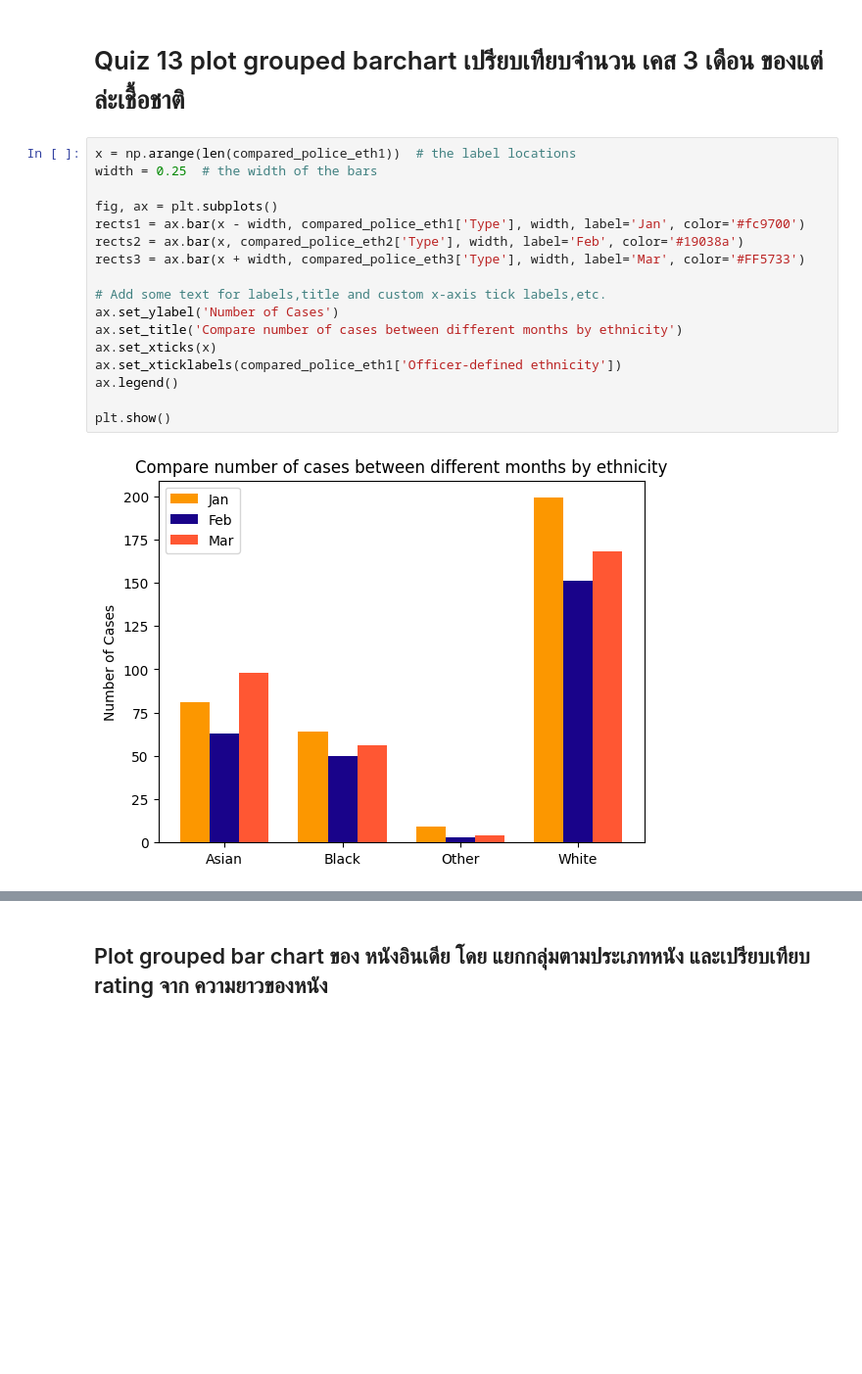
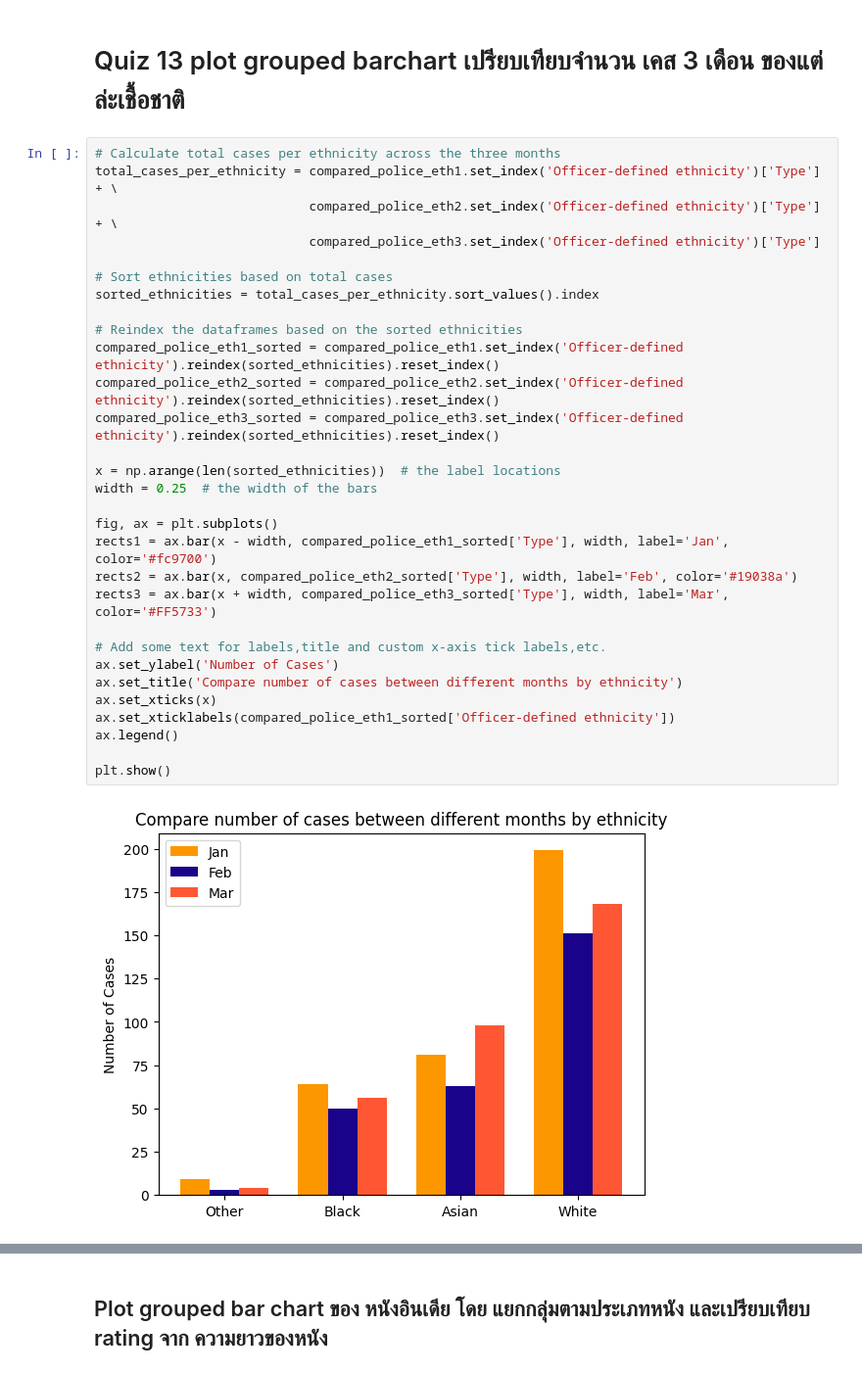
Before and after one commit to woranut11/dataviz2025, a Jupyter notebook: สำเนาของ_Visualize_Data_Comparison_2025.ipynb, the cells around one changed output, grey strips where cells are left out. Shown at 98% size. Saved outputs shown, nothing was run; the diff lists cells and outputs as text; blank space fills up the shorter version.

Commit message:
Next- Radar Chart and Thai

```diff
--- a/สำเนาของ_Visualize_Data_Comparison_2025.ipynb
+++ b/สำเนาของ_Visualize_Data_Comparison_2025.ipynb
@@ -443,21 +459,34 @@ ax.legend();
 # %% [markdown]
 # Quiz 13 plot grouped barchart เปรียบเทียบจำนวน เคส 3 เดือน ของแต่ล่ะเชื้อชาติ
 # %%
-x = np.arange(len(compared_police_eth1))  # the label locations
+# Calculate total cases per ethnicity across the three months
+total_cases_per_ethnicity = compared_police_eth1.set_index('Officer-defined ethnicity')['Type'] + \
+                            compared_police_eth2.set_index('Officer-defined ethnicity')['Type'] + \
+                            compared_police_eth3.set_index('Officer-defined ethnicity')['Type']
+
+# Sort ethnicities based on total cases
+sorted_ethnicities = total_cases_per_ethnicity.sort_values().index
+
+# Reindex the dataframes based on the sorted ethnicities
+compared_police_eth1_sorted = compared_police_eth1.set_index('Officer-defined ethnicity').reindex(sorted_ethnicities).reset_index()
+compared_police_eth2_sorted = compared_police_eth2.set_index('Officer-defined ethnicity').reindex(sorted_ethnicities).reset_index()
+compared_police_eth3_sorted = compared_police_eth3.set_index('Officer-defined ethnicity').reindex(sorted_ethnicities).reset_index()
+
+x = np.arange(len(sorted_ethnicities))  # the label locations
 width = 0.25  # the width of the bars
 
 fig, ax = plt.subplots()
-rects1 = ax.bar(x - width, compared_police_eth1['Type'], width, label='Jan', color='#fc9700')
-rects2 = ax.bar(x, compared_police_eth2['Type'], width, label='Feb', color='#19038a')
-rects3 = ax.bar(x + width, compared_police_eth3['Type'], width, label='Mar', color='#FF5733')
+rects1 = ax.bar(x - width, compared_police_eth1_sorted['Type'], width, label='Jan', color='#fc9700')
+rects2 = ax.bar(x, compared_police_eth2_sorted['Type'], width, label='Feb', color='#19038a')
+rects3 = ax.bar(x + width, compared_police_eth3_sorted['Type'], width, label='Mar', color='#FF5733')
 
 # Add some text for labels,title and custom x-axis tick labels,etc.
 ax.set_ylabel('Number of Cases')
 ax.set_title('Compare number of cases between different months by ethnicity')
 ax.set_xticks(x)
-ax.set_xticklabels(compared_police_eth1['Officer-defined ethnicity'])
+ax.set_xticklabels(compared_police_eth1_sorted['Officer-defined ethnicity'])
 ax.legend()
 
 plt.show()
 # %% [output]
-[figure, old version]
+[figure, new version]
```
Also changed, not shown: parts of 5 cells of this notebook.
